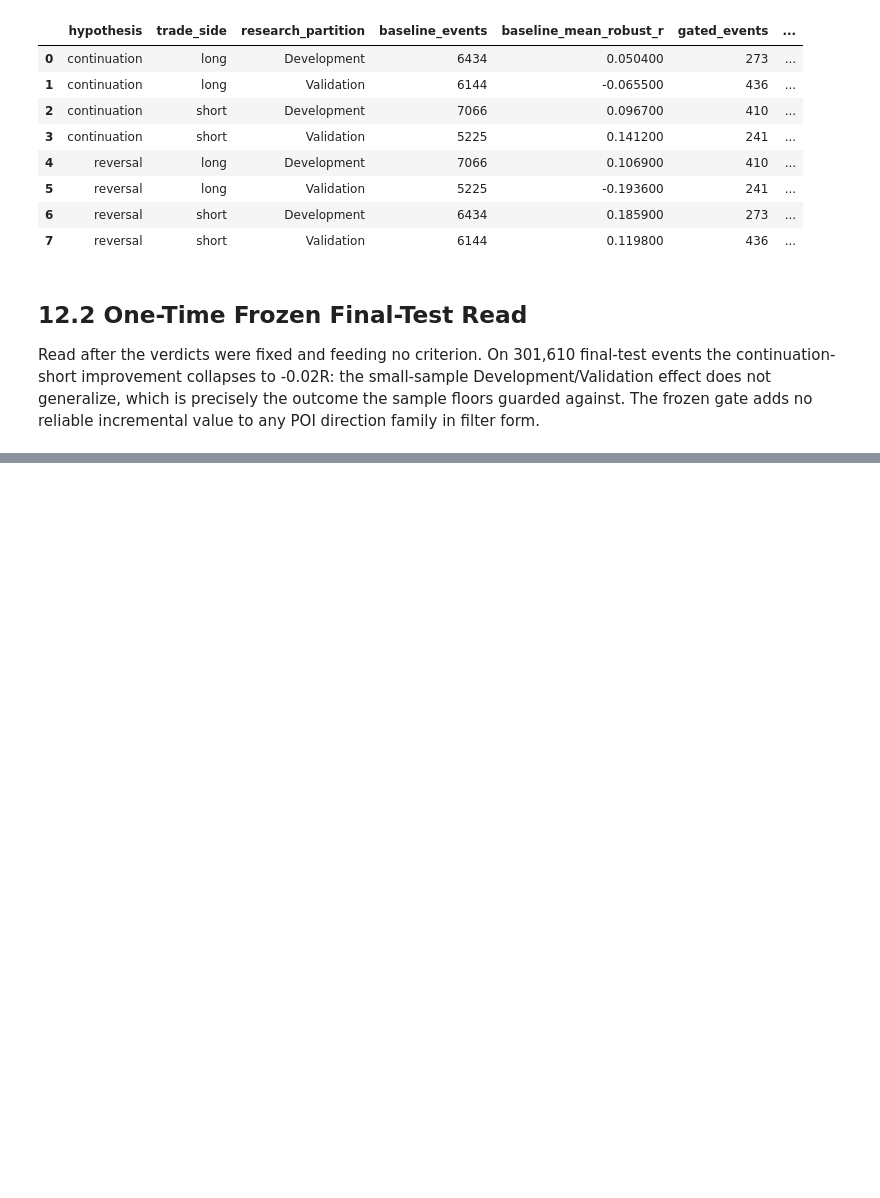
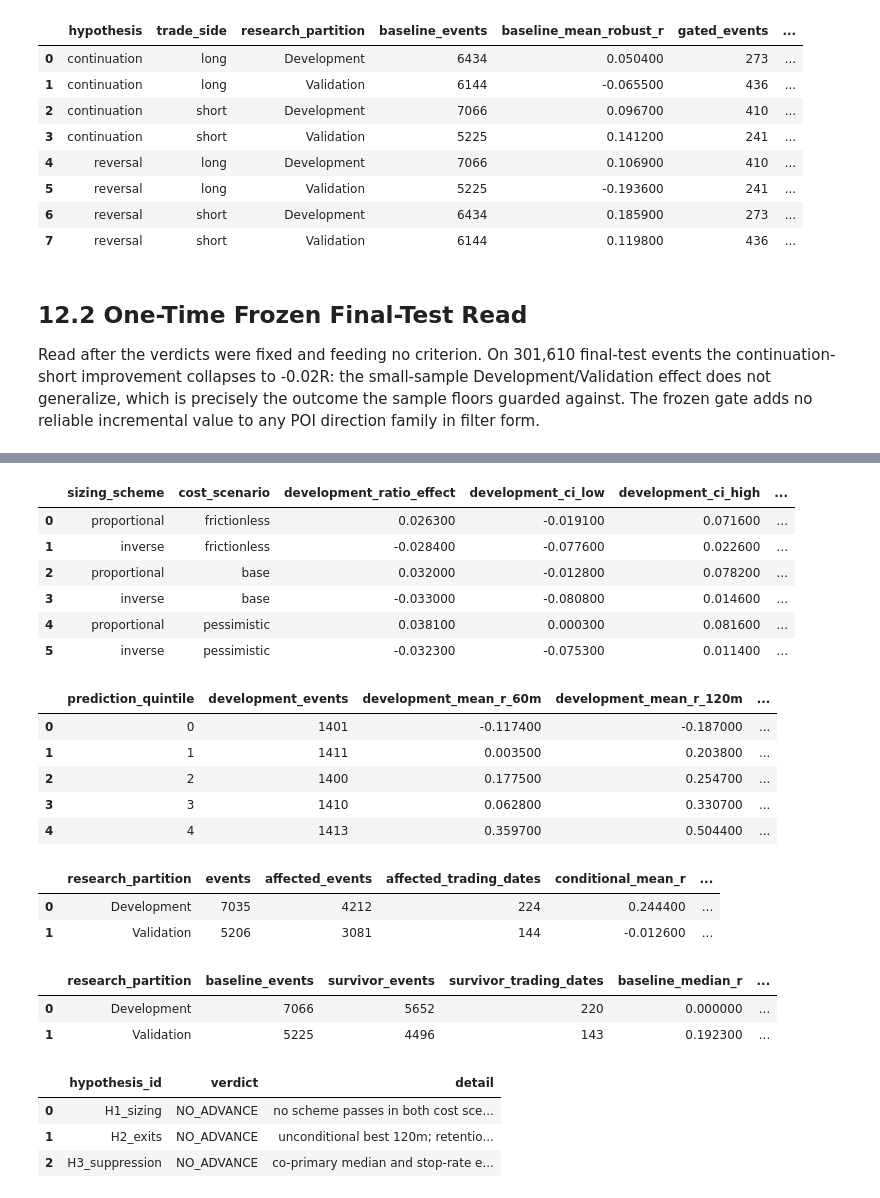
Before and after one commit to Abond1234/GC-1m-OHLCV-QUANTITATIVE-ANALYSIS, a Jupyter notebook: notebooks/exploration/statistical_feature_research.ipynb, the cells around one changed output, grey strips where cells are left out. Saved outputs shown, nothing was run; the diff lists cells and outputs as text; code cells hidden in the pictures; blank space fills up the shorter version.

Commit message:
Add Section 12B notebook flow and execute the full research notebook

```diff
--- a/notebooks/exploration/statistical_feature_research.ipynb
+++ b/notebooks/exploration/statistical_feature_research.ipynb
@@ -4443,0 +4450,16 @@ SECTION 12 STATUS: READY
+# %%
+from src.research.opportunity_conditioning import (
+    Section12BConfig,
+    run_opportunity_conditioning,
+    save_conditioning_outputs,
+)
+
+assert section_12_ready, "Section 12B requires the completed Section 12 integration."
+
+SECTION_12B_STARTED = perf_counter()
+section_12b_config = Section12BConfig()
+section_12b_result = run_opportunity_conditioning(PROJECT_ROOT, section_12b_config)
+display(section_12b_result.population_summary.to_frame())
+display(section_12b_result.validation_checks)
+section_12b_checks_passed = bool(section_12b_result.validation_checks["passed"].all())
+assert section_12b_checks_passed
@@ -4443,0 +4491,30 @@ SECTION 12 STATUS: READY
+# %%
+display(section_12b_result.h1_effects.round(4))
+display(section_12b_result.h2_mapping.round(4))
+display(section_12b_result.h2_results.round(4))
+display(section_12b_result.h3_results.round(4))
+display(section_12b_result.verdicts)
+# %% [output]
+|  | sizing_scheme | cost_scenario | development_ratio_effect | development_ci_low | development_ci_high | ... |
+| 0 | proportional | frictionless | 0.026300 | -0.019100 | 0.071600 | ... |
+| 1 | inverse | frictionless | -0.028400 | -0.077600 | 0.022600 | ... |
+| 2 | proportional | base | 0.032000 | -0.012800 | 0.078200 | ... |
+| 3 | inverse | base | -0.033000 | -0.080800 | 0.014600 | ... |
+| 4 | proportional | pessimistic | 0.038100 | 0.000300 | 0.081600 | ... |
+| 5 | inverse | pessimistic | -0.032300 | -0.075300 | 0.011400 | ... |
+|  | prediction_quintile | development_events | development_mean_r_60m | development_mean_r_120m | ... |
+| 0 | 0 | 1401 | -0.117400 | -0.187000 | ... |
+| 1 | 1 | 1411 | 0.003500 | 0.203800 | ... |
+| 2 | 2 | 1400 | 0.177500 | 0.254700 | ... |
+| 3 | 3 | 1410 | 0.062800 | 0.330700 | ... |
+| 4 | 4 | 1413 | 0.359700 | 0.504400 | ... |
+|  | research_partition | events | affected_events | affected_trading_dates | conditional_mean_r | ... |
+| 0 | Development | 7035 | 4212 | 224 | 0.244400 | ... |
+| 1 | Validation | 5206 | 3081 | 144 | -0.012600 | ... |
+|  | research_partition | baseline_events | survivor_events | survivor_trading_dates | baseline_median_r | ... |
+| 0 | Development | 7066 | 5652 | 220 | 0.000000 | ... |
+| 1 | Validation | 5225 | 4496 | 143 | 0.192300 | ... |
+|  | hypothesis_id | verdict | detail |
+| 0 | H1_sizing | NO_ADVANCE | no scheme passes in both cost sce... |
+| 1 | H2_exits | NO_ADVANCE | unconditional best 120m; retentio... |
+| 2 | H3_suppression | NO_ADVANCE | co-primary median and stop-rate e... |
```
Also changed, not shown: parts of 16 cells of this notebook, 1 other file.
